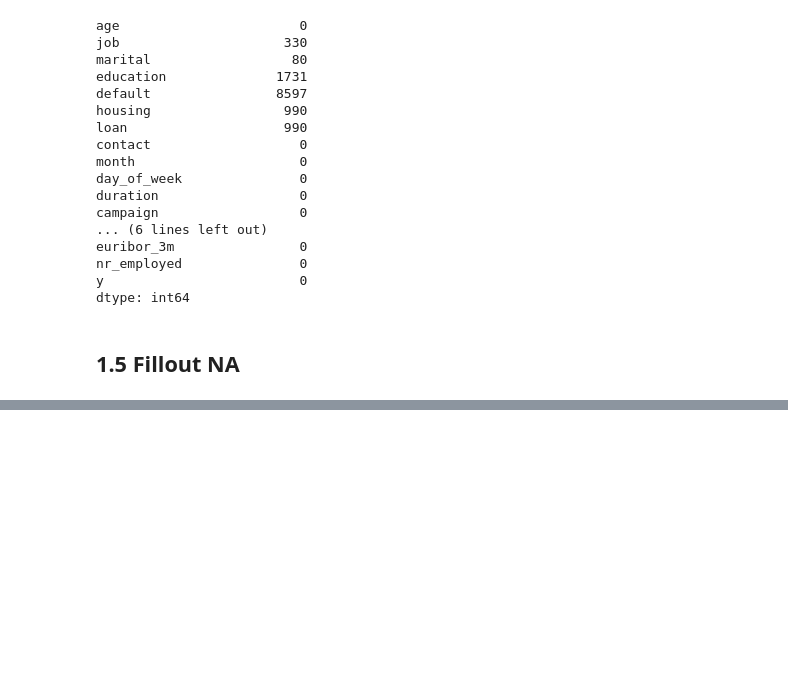
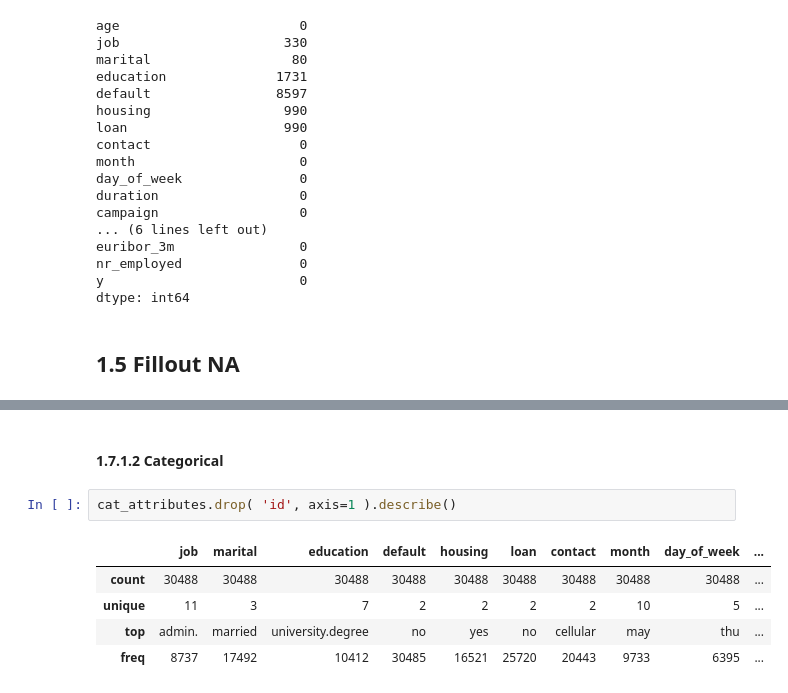
Before and after one commit to panambY/Bank_Marketing, a Jupyter notebook: Bank_Marketing.ipynb, the cells around one changed output, grey strips where cells are left out. Saved outputs shown, nothing was run; the diff lists cells and outputs as text; blank space fills up the shorter version.

```diff
--- a/Bank_Marketing.ipynb
+++ b/Bank_Marketing.ipynb
@@ -191,0 +255,10 @@ df1[df1['job'].isna()==True]
+# %% [markdown]
+#### 1.7.1.2 Categorical
+# %%
+cat_attributes.drop( 'id', axis=1 ).describe()
+# %% [output]
+|  | job | marital | education | default | housing | loan | contact | month | day_of_week | ... |
+| count | 30488 | 30488 | 30488 | 30488 | 30488 | 30488 | 30488 | 30488 | 30488 | ... |
+| unique | 11 | 3 | 7 | 2 | 2 | 2 | 2 | 10 | 5 | ... |
+| top | admin. | married | university.degree | no | yes | no | cellular | may | thu | ... |
+| freq | 8737 | 17492 | 10412 | 30485 | 16521 | 25720 | 20443 | 9733 | 6395 | ... |
```
Also changed, not shown: parts of 25 cells of this notebook.
